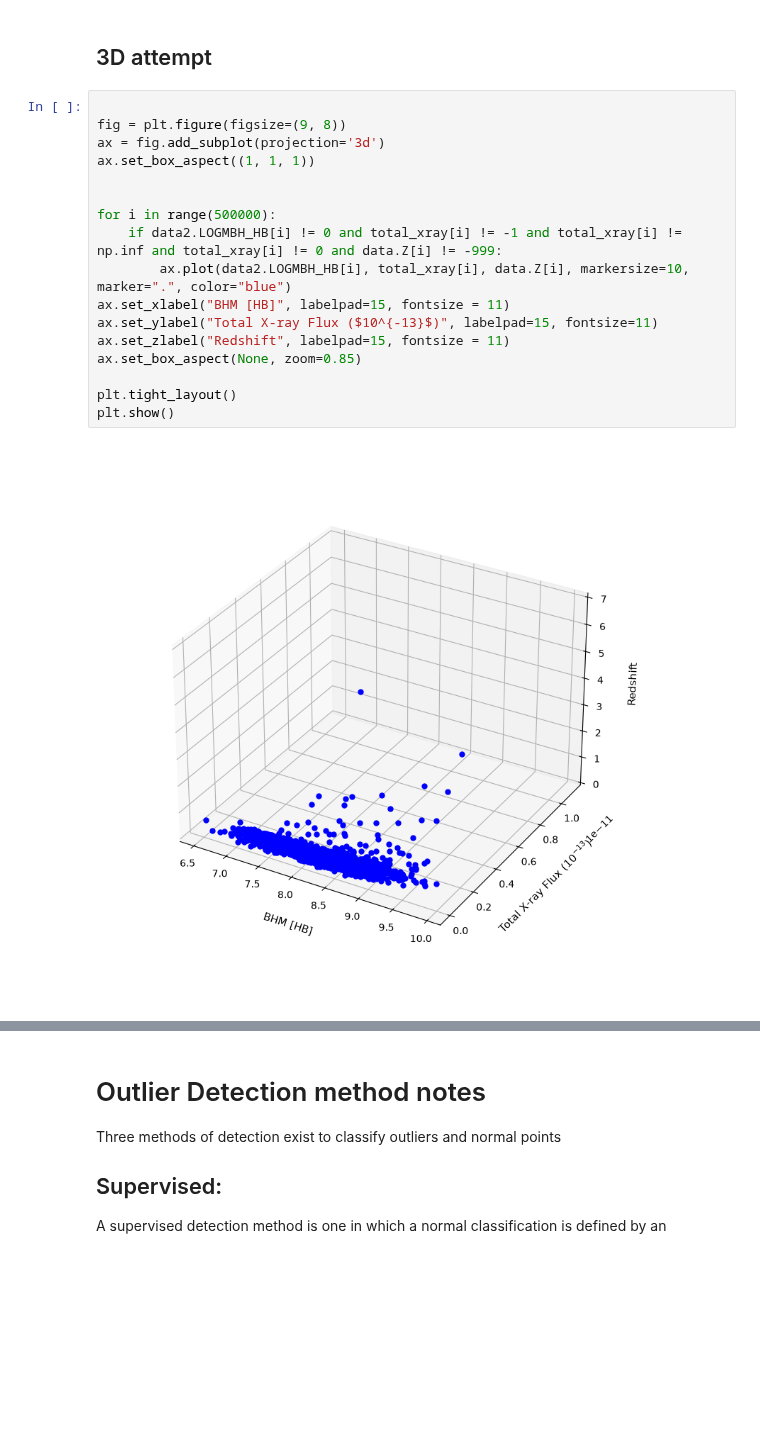
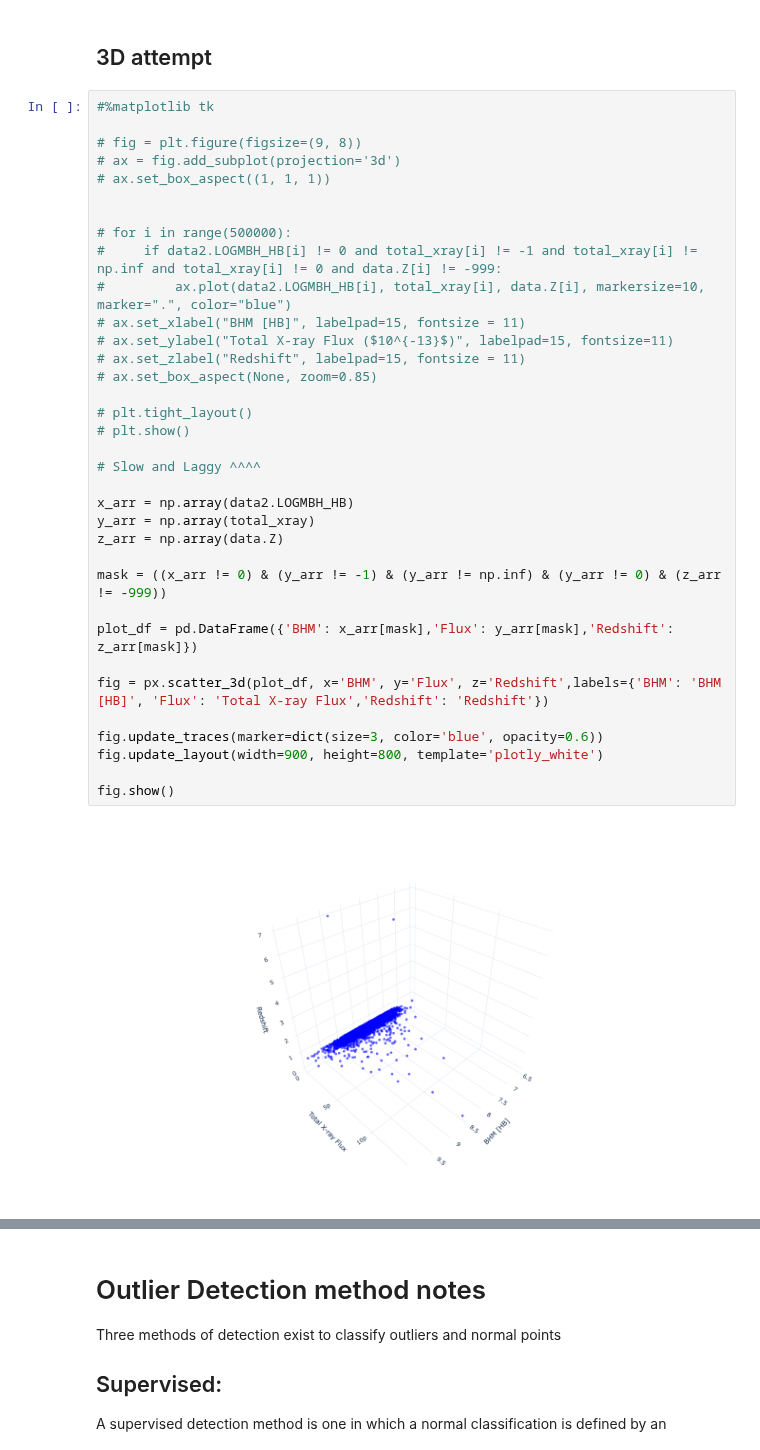
Before and after one commit to Emlilio/Quasars26, a Jupyter notebook: Initial_data_review.ipynb, the cells around one changed output, grey strips where cells are left out. Saved outputs shown, nothing was run; the diff lists cells and outputs as text; blank space fills up the shorter version.

```diff
--- a/Initial_data_review.ipynb
+++ b/Initial_data_review.ipynb
@@ -326,21 +308,39 @@ Text(0, 0.5, 'Total Xray Flux')
 # %% [markdown]
 ## 3D attempt
 # %%
+#%matplotlib tk
 
-fig = plt.figure(figsize=(9, 8))
-ax = fig.add_subplot(projection='3d')
-ax.set_box_aspect((1, 1, 1))
+# fig = plt.figure(figsize=(9, 8))
+# ax = fig.add_subplot(projection='3d')
+# ax.set_box_aspect((1, 1, 1))
 
 
-for i in range(500000):
-    if data2.LOGMBH_HB[i] != 0 and total_xray[i] != -1 and total_xray[i] != np.inf and total_xray[i] != 0 and data.Z[i] != -999:
-        ax.plot(data2.LOGMBH_HB[i], total_xray[i], data.Z[i], markersize=10, marker=".", color="blue")
-ax.set_xlabel("BHM [HB]", labelpad=15, fontsize = 11)
-ax.set_ylabel("Total X-ray Flux ($10^{-13}$)", labelpad=15, fontsize=11)
-ax.set_zlabel("Redshift", labelpad=15, fontsize = 11)
-ax.set_box_aspect(None, zoom=0.85)
+# for i in range(500000):
+#     if data2.LOGMBH_HB[i] != 0 and total_xray[i] != -1 and total_xray[i] != np.inf and total_xray[i] != 0 and data.Z[i] != -999:
+#         ax.plot(data2.LOGMBH_HB[i], total_xray[i], data.Z[i], markersize=10, marker=".", color="blue")
+# ax.set_xlabel("BHM [HB]", labelpad=15, fontsize = 11)
+# ax.set_ylabel("Total X-ray Flux ($10^{-13}$)", labelpad=15, fontsize=11)
+# ax.set_zlabel("Redshift", labelpad=15, fontsize = 11)
+# ax.set_box_aspect(None, zoom=0.85)
 
-plt.tight_layout()
-plt.show()
+# plt.tight_layout()
+# plt.show()
+
+# Slow and Laggy ^^^^
+
+x_arr = np.array(data2.LOGMBH_HB)
+y_arr = np.array(total_xray)
+z_arr = np.array(data.Z)
+
+mask = ((x_arr != 0) & (y_arr != -1) & (y_arr != np.inf) & (y_arr != 0) & (z_arr != -999))
+
+plot_df = pd.DataFrame({'BHM': x_arr[mask],'Flux': y_arr[mask],'Redshift': z_arr[mask]})
+
+fig = px.scatter_3d(plot_df, x='BHM', y='Flux', z='Redshift',labels={'BHM': 'BHM [HB]', 'Flux': 'Total X-ray Flux','Redshift': 'Redshift'})
+
+fig.update_traces(marker=dict(size=3, color='blue', opacity=0.6))
+fig.update_layout(width=900, height=800, template='plotly_white')
+
+fig.show()
 # %% [output]
-[figure, old version]
+[figure, new version]
```
Also changed, not shown: parts of 3 cells of this notebook.
